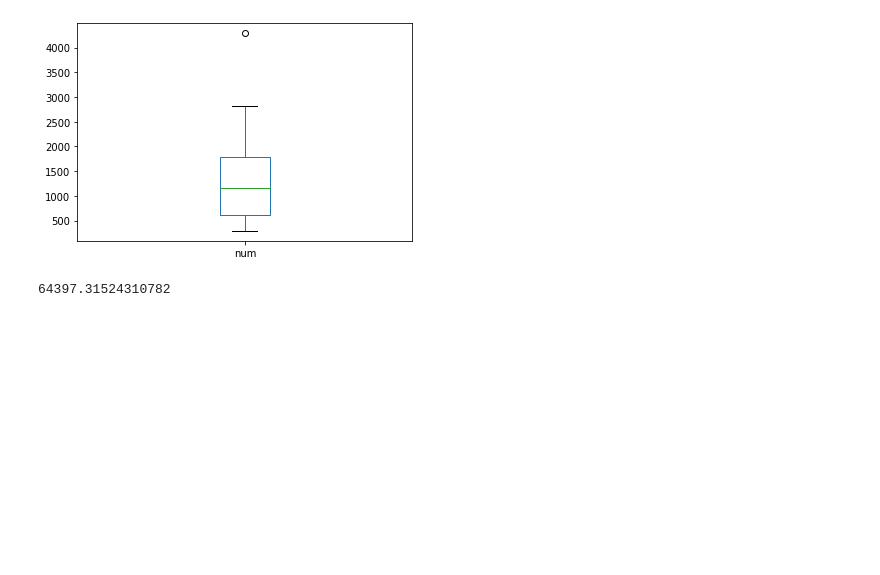
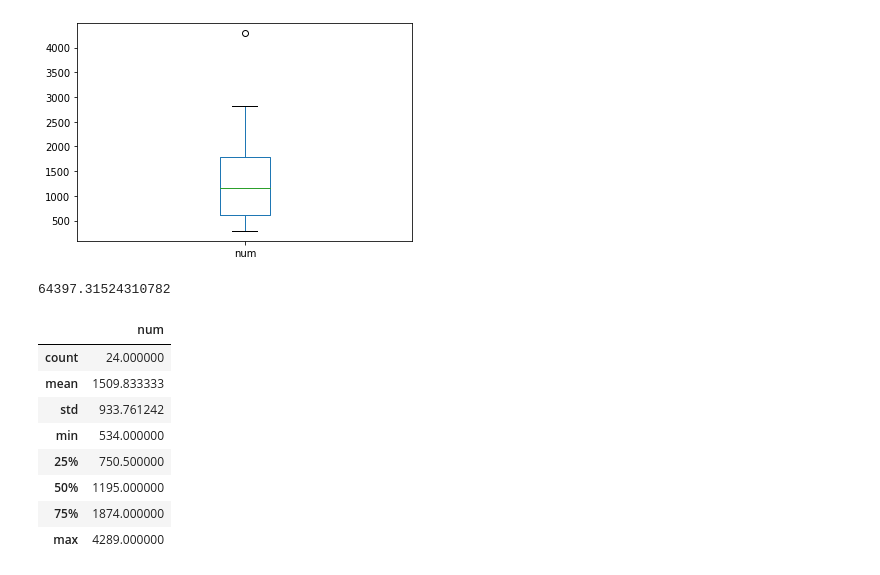
Before and after one commit to willkangliangzhu/willkangliangzhu.github.io, a Jupyter notebook: task/main.ipynb, the cells around one changed output. Cells and saved outputs as stored; diff of their text form; code cells hidden in the pictures; blank space fills up the shorter version.

```diff
--- a/task/main.ipynb
+++ b/task/main.ipynb
@@ -446,0 +479,15 @@ with open('./www/default.html', 'r') as fr:
+# %%
+df_chna = pd.DataFrame({'chars':list("".join(change_nature))})
+df_chna['num'] = 1
+df_chna_sum = df_chna.groupby('chars').sum().sort_values('num',ascending=False)
+df_chna_sum.describe()
+# %% [output]
+|  | num |
+| count | 24.000000 |
+| mean | 1509.833333 |
+| std | 933.761242 |
+| min | 534.000000 |
+| 25% | 750.500000 |
+| 50% | 1195.000000 |
+| 75% | 1874.000000 |
+| max | 4289.000000 |
```
Also changed, not shown: parts of 4 cells of this notebook.
